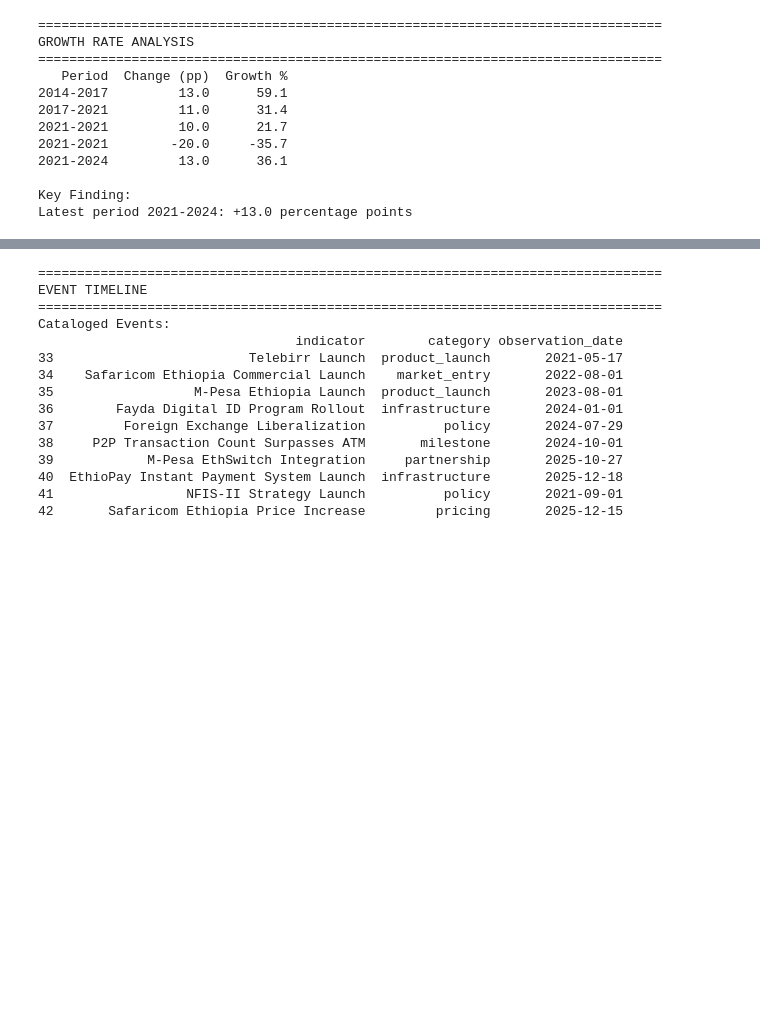
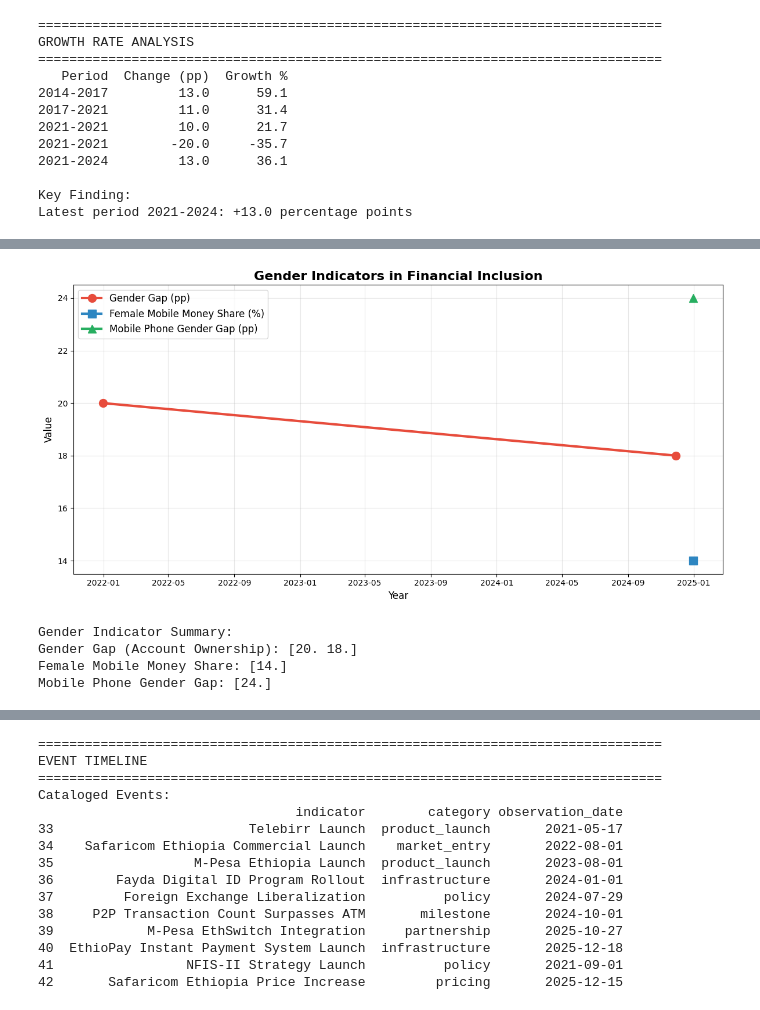
Before and after one commit to nardos-tsige/ethiopia-fi-forecast, a Jupyter notebook: notebooks/02_eda.ipynb, the cells around one changed output, grey strips where cells are left out. Cells and saved outputs as stored; diff of their text form; code cells hidden in the pictures; blank space fills up the shorter version.

Commit message:
fix: update eda notebook with corrected visualizations

```diff
--- a/notebooks/02_eda.ipynb
+++ b/notebooks/02_eda.ipynb
@@ -308,0 +255,72 @@ Usage Data:
+# %%
+import pandas as pd
+import matplotlib.pyplot as plt
+import os
+os.makedirs('reports/figures', exist_ok=True)
+
+print("=" * 80)
+print("GENDER ANALYSIS")
+print("=" * 80)
+
+from google.colab import files
+print("Please upload ethiopia_fi_unified_data.xlsx")
+uploaded = files.upload()
+
+df = None
+for filename in uploaded.keys():
+    if 'ethiopia_fi_unified_data' in filename:
+        df = pd.read_excel(filename)
+        print(f"Data loaded: {df.shape}")
+        break
+
+if df is None:
+    print("Error: Could not load data")
+    exit()
+
+observations = df[df['record_type'] == 'observation']
+
+gender_data = observations[observations['pillar'] == 'GENDER']
+
+print("\nGender Indicators Available:")
+print(gender_data[['indicator_code', 'indicator', 'value_numeric', 'observation_date', 'gender']])
+
+plt.figure(figsize=(12, 6))
+
+gender_gap = gender_data[gender_data['indicator_code'] == 'GEN_GAP_ACC']
+female_share = gender_data[gender_data['indicator_code'] == 'GEN_MM_SHARE']
+mobile_gap = gender_data[gender_data['indicator_code'] == 'GEN_GAP_MOBILE']
+
+if len(gender_gap) > 0:
+    gender_gap = gender_gap.sort_values('observation_date')
+    plt.plot(pd.to_datetime(gender_gap['observation_date']), gender_gap['value_numeric'],
+             marker='o', linewidth=3, markersize=10, label='Gender Gap (pp)', color='#e74c3c')
+
+if len(female_share) > 0:
+    female_share = female_share.sort_values('observation_date')
+    plt.plot(pd.to_datetime(female_share['observation_date']), female_share['value_numeric'],
+             marker='s', linewidth=3, markersize=10, label='Female Mobile Money Share (%)', color='#2e86c1')
+
+if len(mobile_gap) > 0:
+    mobile_gap = mobile_gap.sort_values('observation_date')
+    plt.plot(pd.to_datetime(mobile_gap['observation_date']), mobile_gap['value_numeric'],
+             marker='^', linewidth=3, markersize=10, label='Mobile Phone Gender Gap (pp)', color='#27ae60')
+
+plt.title('Gender Indicators in Financial Inclusion', fontsize=16, fontweight='bold')
+plt.xlabel('Year', fontsize=12)
+plt.ylabel('Value', fontsize=12)
+plt.legend(fontsize=12)
+plt.grid(True, alpha=0.3)
+
+plt.tight_layout()
+plt.savefig('reports/figures/02_gender_gap.png', dpi=150, bbox_inches='tight')
+print("Gender gap visualization saved to reports/figures/02_gender_gap.png")
+plt.show()
+
+print("\nGender Indicator Summary:")
+print(f"Gender Gap (Account Ownership): {gender_gap['value_numeric'].values if len(gender_gap)>0 else 'No data'}")
+print(f"Female Mobile Money Share: {female_share['value_numeric'].values if len(female_share)>0 else 'No data'}")
+print(f"Mobile Phone Gender Gap: {mobile_gap['value_numeric'].values if len(mobile_gap)>0 else 'No data'}")
+
+from google.colab import files
+files.download('reports/figures/02_gender_gap.png')
+# %% [output]
@@ -308,0 +348,5 @@ Usage Data:
+[figure, added]
+Gender Indicator Summary:
+Gender Gap (Account Ownership): [20. 18.]
+Female Mobile Money Share: [14.]
+Mobile Phone Gender Gap: [24.]
```
Also changed, not shown: parts of 5 cells of this notebook.
